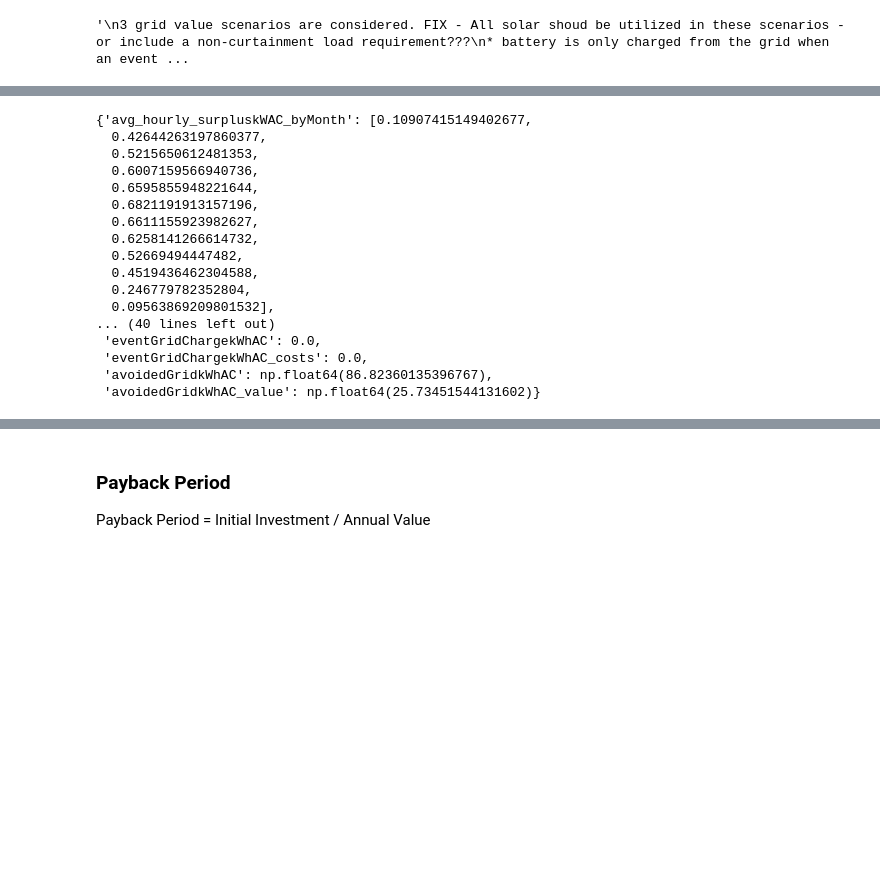
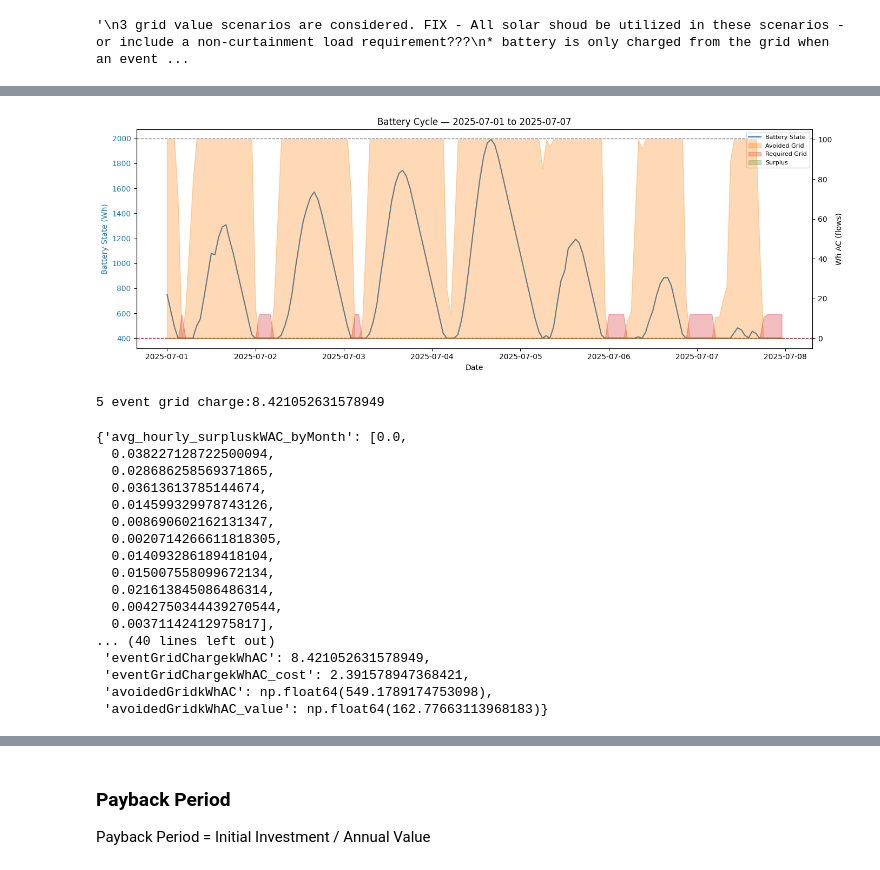
Before and after one commit to alexnathanson/TEA_AggregatedOffGridPVPowerStations, a Jupyter notebook: model_v5.ipynb, the cells around one changed output, grey strips where cells are left out. Drawn from its saved outputs; the diff is of its cells as text; code cells hidden in the pictures; blank space fills up the shorter version.

```diff
--- a/model_v5.ipynb
+++ b/model_v5.ipynb
@@ -885,3 +698,33 @@ def simulate_hourly_energy(pvYieldW, batWh, loadWAC, iE, y:int=0, plugin=True, d
+# %%
+week_start = '2025-07-01'
+week_end = '2025-07-07'
+week = df.loc[week_start:week_end]
+
+fig, ax1 = plt.subplots(figsize=(14, 5))
+
+ax1.plot(week.index, week['batState'], color='tab:blue', linewidth=1.5, label='Battery State')
+ax1.axhline(batWh, color='gray', linestyle='--', linewidth=1)
+ax1.axhline(dodFloor, color='firebrick', linestyle='--', linewidth=1)
+ax1.set_ylabel('Battery State (Wh)', color='tab:blue')
+ax1.tick_params(axis='y', labelcolor='tab:blue')
+
+ax2 = ax1.twinx()
+ax2.fill_between(week.index, week['avoidedGridWhAC'], color='tab:orange', alpha=0.3, label='Avoided Grid')
+ax2.fill_between(week.index, week['requiredGridWhAC'], color='tab:red', alpha=0.3, label='Required Grid')
+ax2.fill_between(week.index, week['surplusWhAC'], color='tab:green', alpha=0.3, label='Surplus')
+ax2.set_ylabel('Wh AC (flows)')
+
+lines1, labels1 = ax1.get_legend_handles_labels()
+lines2, labels2 = ax2.get_legend_handles_labels()
+ax1.legend(lines1 + lines2, labels1 + labels2, loc='upper right', fontsize=8)
+
+ax1.set_title(f'Battery Cycle — {week_start} to {week_end}')
+ax1.set_xlabel('Date')
+
+plt.tight_layout()
+plt.show()
+# %% [output]
+[figure, added]
 # %%
 def aggregate_hourly_to_monthly(hourly, year=2025):
     """
@@ -955,20 +796,23 @@ hourly_array_power_yield_test=yieldData[str(180)][str(300)]['hourly']['yieldAC']
 # %%
-getGridValueHourly(list(hourly_array_power_yield_test), 2000,10,.85,0,True)
+
+
+getGridValueHourly(list(hourly_array_power_yield_test), 2000,100,.85)
 # %% [output]
-{'avg_hourly_surpluskWAC_byMonth': [0.10907415149402677,
-  0.42644263197860377,
-  0.5215650612481353,
-  0.6007159566940736,
-  0.6595855948221644,
-  0.6821191913157196,
-  0.6611155923982627,
-  0.6258141266614732,
-  0.52669494447482,
-  0.4519436462304588,
-  0.246779782352804,
-  0.09563869209801532],
-... (40 lines left out)
- 'eventGridChargekWhAC': 0.0,
- 'eventGridChargekWhAC_costs': 0.0,
- 'avoidedGridkWhAC': np.float64(86.82360135396767),
- 'avoidedGridkWhAC_value': np.float64(25.73451544131602)}
+5 event grid charge:8.421052631578949
+{'avg_hourly_surpluskWAC_byMonth': [0.0,
+  0.038227128722500094,
+  0.028686258569371865,
+  0.03613613785144674,
+  0.014599329978743126,
+  0.008690602162131347,
+  0.0020714266611818305,
+  0.014093286189418104,
+  0.015007558099672134,
+  0.021613845086486314,
+  0.0042750344439270544,
+  0.00371142412975817],
+... (40 lines left out)
+ 'eventGridChargekWhAC': 8.421052631578949,
+ 'eventGridChargekWhAC_cost': 2.391578947368421,
+ 'avoidedGridkWhAC': np.float64(549.1789174753098),
+ 'avoidedGridkWhAC_value': np.float64(162.77663113968183)}
```
Also changed, not shown: parts of 14 cells of this notebook.
